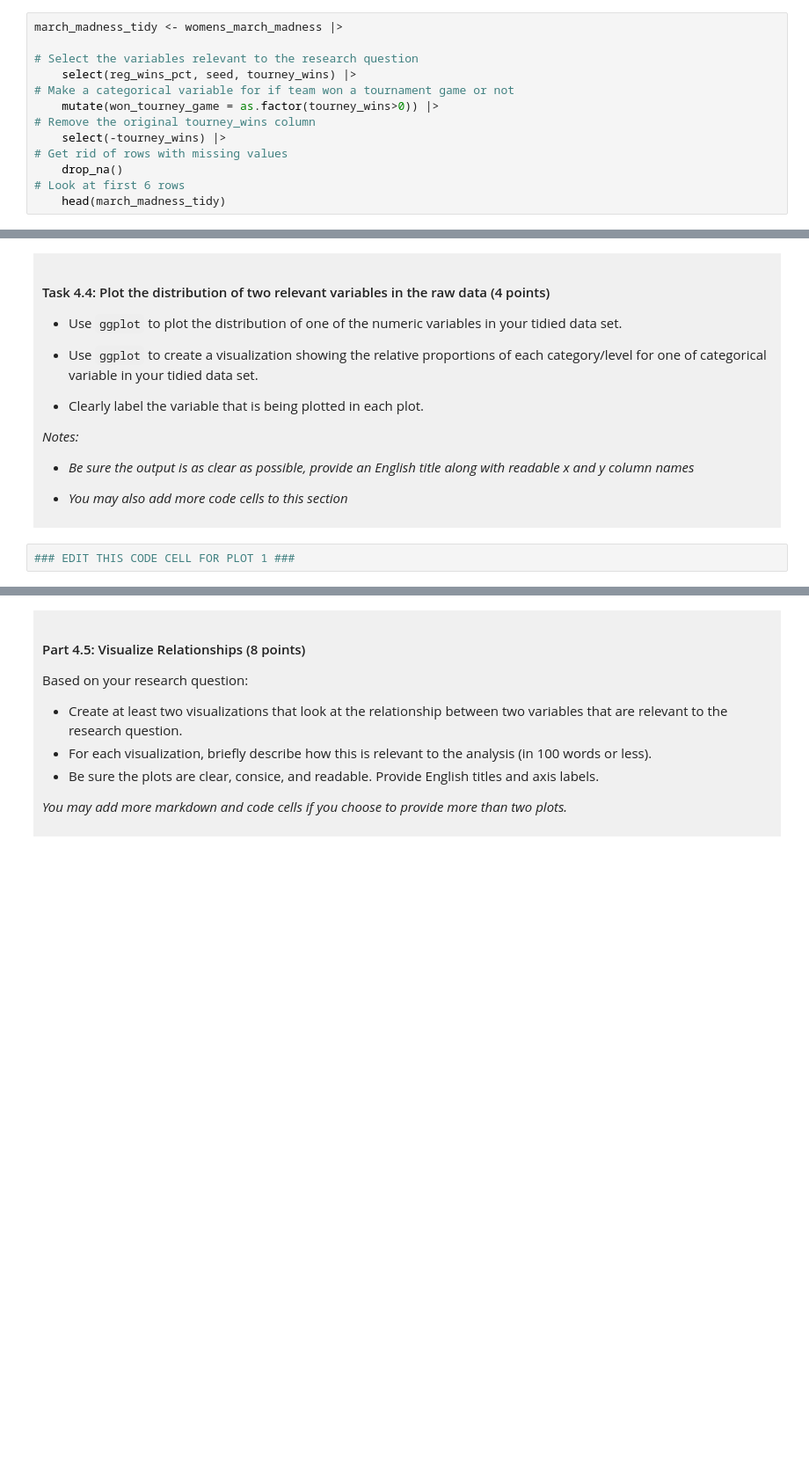
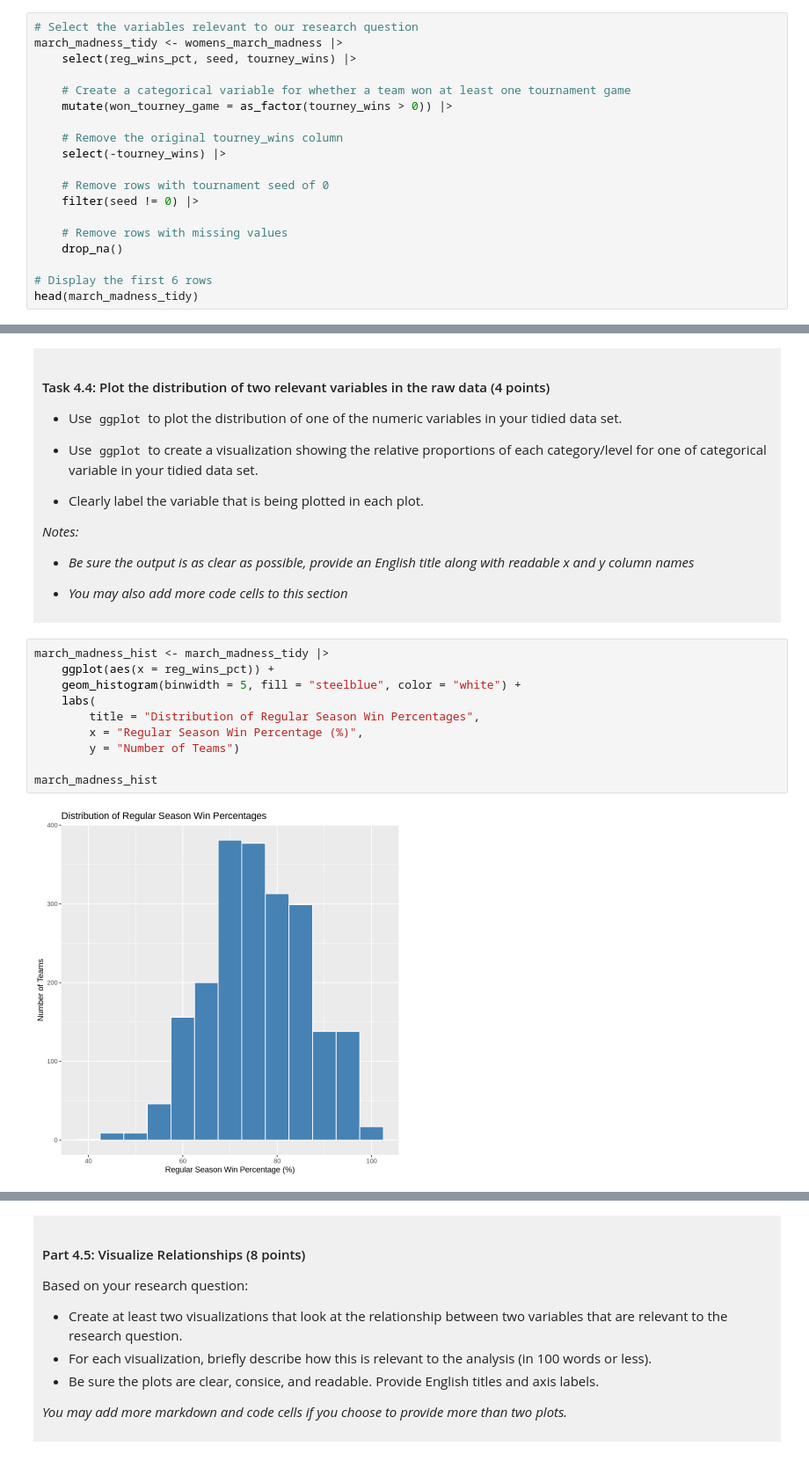
Before and after one commit to mattjmoon13-png/Matthew_Moon_DSCI100_Project, a Jupyter notebook: dsci-100-project-notebook.ipynb, the cells around one changed output, grey strips where cells are left out. Shown at 88% size. Cells and saved outputs as stored; diff of their text form; blank space fills up the shorter version.

```diff
--- a/dsci-100-project-notebook.ipynb
+++ b/dsci-100-project-notebook.ipynb
@@ -218,18 +208,24 @@ Produce a tidy data set that could be used to answer your research question usin
 
 </div>
 # %%
+# Select the variables relevant to our research question
 march_madness_tidy <- womens_march_madness |>
+    select(reg_wins_pct, seed, tourney_wins) |>
 
-# Select the variables relevant to the research question
-    select(reg_wins_pct, seed, tourney_wins) |>
-# Make a categorical variable for if team won a tournament game or not
-    mutate(won_tourney_game = as.factor(tourney_wins>0)) |>
-# Remove the original tourney_wins column
+    # Create a categorical variable for whether a team won at least one tournament game
+    mutate(won_tourney_game = as_factor(tourney_wins > 0)) |>
+
+    # Remove the original tourney_wins column
     select(-tourney_wins) |>
-# Get rid of rows with missing values
+
+    # Remove rows with tournament seed of 0
+    filter(seed != 0) |>
+
+    # Remove rows with missing values
     drop_na()
-# Look at first 6 rows
-    head(march_madness_tidy)
+
+# Display the first 6 rows
+head(march_madness_tidy)
 # %% [output]
 A tibble: 6 × 3
 | reg_wins_pct | seed | won_tourney_game |
@@ -307,5 +332,15 @@ You will refine your research question (if needed) and produce a tidy data set.
 
 </div>
 # %%
-### EDIT THIS CODE CELL FOR PLOT 1 ###
+march_madness_hist <- march_madness_tidy |>
+    ggplot(aes(x = reg_wins_pct)) +
+    geom_histogram(binwidth = 5, fill = "steelblue", color = "white") +
+    labs(
+        title = "Distribution of Regular Season Win Percentages",
+        x = "Regular Season Win Percentage (%)",
+        y = "Number of Teams")
+
+march_madness_hist
+# %% [output]
+[figure, added]
 # %%
```
Also changed, not shown: parts of 10 cells of this notebook.
